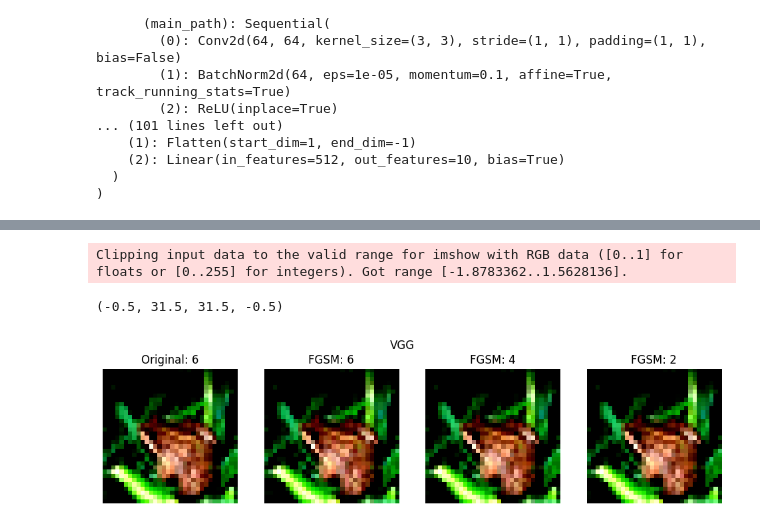
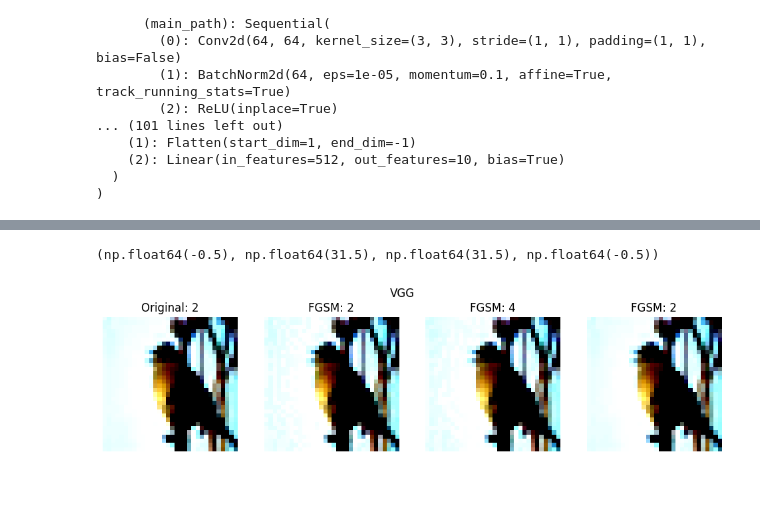
Before and after one commit to Gosiuniunia/uczenie-glebokie, a Jupyter notebook: attacks.ipynb, the cells around one changed output, grey strips where cells are left out. Drawn from its saved outputs; the diff is of its cells as text; code cells hidden in the pictures; blank space fills up the shorter version.

```diff
--- a/attacks.ipynb
+++ b/attacks.ipynb
@@ -21,3 +26,6 @@ device(type='cpu')
+# %%
+vgg_model_path = "/content/drive/MyDrive/vgg_epoch_80.pth"
+resnet_model_path = "/content/drive/MyDrive/model_ResNet18_cifar10.pth"
 # %%
 # Preparing VGG model
 class VGG16(nn.Module):
@@ -104,9 +112,8 @@ class VGG16(nn.Module):
 
 
 model_vgg = VGG16(num_classes=10)
-model_vgg.load_state_dict(torch.load("vgg_epoch_80.pth", map_location=torch.device("cpu")))
-# model_vgg.load_state_dict(torch.load("vgg_epoch_10.pth", map_location=device))
-# model_vgg.to(device)
+model_vgg.load_state_dict(torch.load(vgg_model_path, map_location=device))
+model_vgg.to(device)
 model_vgg.eval()
 # %% [output]
 VGG16(
@@ -297,5 +303,6 @@ CW(model_name=VGG16, device=cpu, attack_mode=default, targeted=False, normalizat
 # %%
 # Samples generation using only correctly classified examples by vgg model
+import random
 
 def predict(model, images):
     with torch.no_grad():
@@ -303,10 +310,17 @@ def predict(model, images):
     return pred
 
 n_examples = 100
-data_samples = [testset[i] for i in range(n_examples)]
+seed = 42
+
+random.seed(seed)
+torch.manual_seed(seed)
+
+indices = random.sample(range(len(testset)), n_examples)
+data_samples = [testset[i] for i in indices]
+
 images = torch.stack([x[0] for x in data_samples])
 labels = torch.tensor([x[1] for x in data_samples])
-# images, labels = images.to(device), labels.to(device)
+images, labels = images.to(device), labels.to(device)
 
 vgg_pred = predict(model_vgg, images)
 correct_mask = vgg_pred.eq(labels)
@@ -471,25 +457,24 @@ SSIM for CW: 0.9996308475728009
 # %%
 # Wisualization of one sample for VGG prediction
-index = 4 # Index number must be lower than correctly classified examples
+index = 1 # Index number must be lower than correctly classified examples
 
 fig, axs = plt.subplots(1, 4, figsize=(12, 3))
 fig.suptitle("VGG")
-axs[0].imshow(images[index].permute(1, 2, 0).detach().numpy())
+axs[0].imshow((images[index].permute(1, 2, 0).cpu().detach().numpy()* 255).clip(0, 255).astype(np.uint8))
 axs[0].set_title(f"Original: {labels[index]}")
 axs[0].axis('off')
 
-axs[1].imshow(adv_images_fgsm[index].permute(1, 2, 0).detach().numpy())
+axs[1].imshow((adv_images_fgsm[index].permute(1, 2, 0).cpu().detach().numpy()* 255).clip(0, 255).astype(np.uint8))
 axs[1].set_title(f"FGSM: {vgg_pred_fgsm[index]}")
 axs[1].axis('off')
 
-axs[2].imshow(adv_images_pgd[index].permute(1, 2, 0).detach().numpy())
+axs[2].imshow((adv_images_pgd[index].permute(1, 2, 0).cpu().detach().numpy()* 255).clip(0, 255).astype(np.uint8))
 axs[2].set_title(f"FGSM: {vgg_pred_pgd[index]}")
 axs[2].axis('off')
 
-axs[3].imshow(adv_images_cw[index].permute(1, 2, 0).detach().numpy())
+axs[3].imshow((adv_images_cw[index].permute(1, 2, 0).cpu().detach().numpy()* 255).clip(0, 255).astype(np.uint8))
 axs[3].set_title(f"FGSM: {vgg_pred_cw[index]}")
 axs[3].axis('off')
 # %% [output]
-Clipping input data to the valid range for imshow with RGB data ([0..1] for floats or [0..255] for integers). Got range [-1.8783362..1.5628136].
+(np.float64(-0.5), np.float64(31.5), np.float64(31.5), np.float64(-0.5))
-(-0.5, 31.5, 31.5, -0.5)
-[figure, old version]
+[figure, new version]
```
Also changed, not shown: parts of 9 cells of this notebook.
